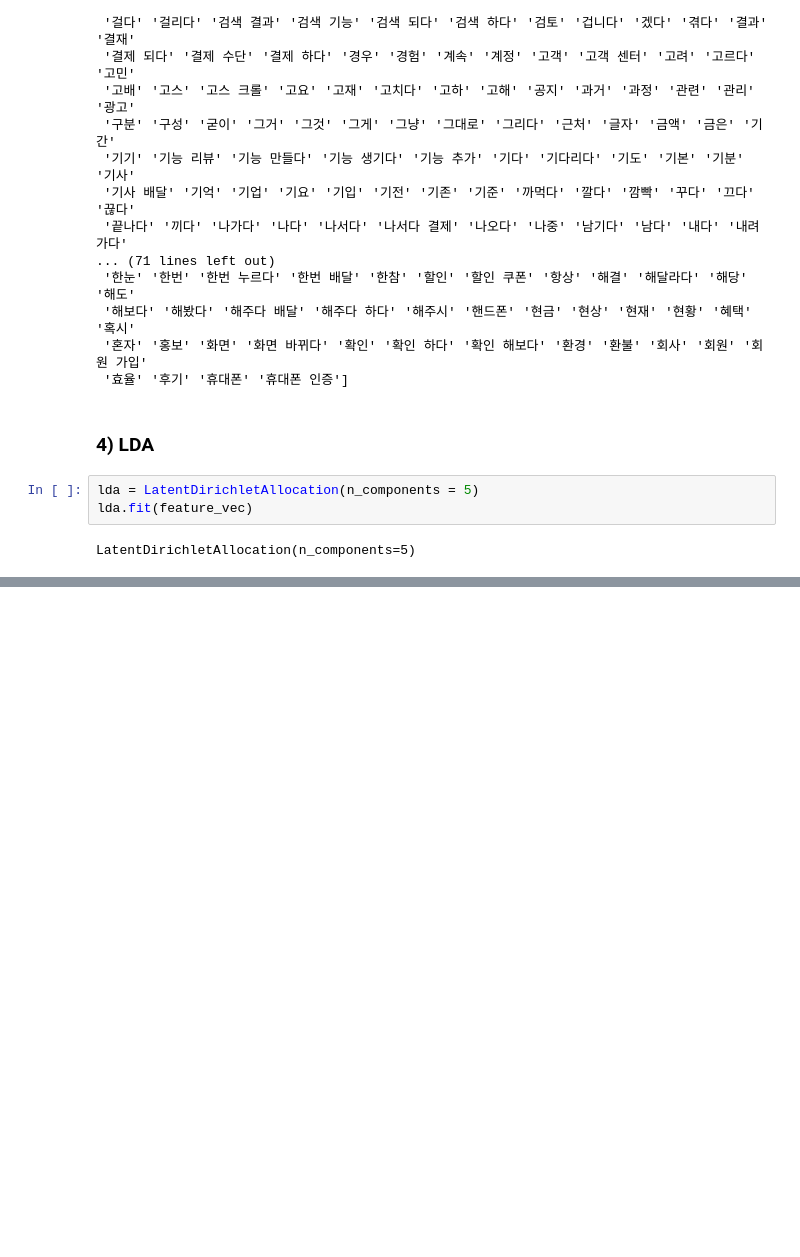
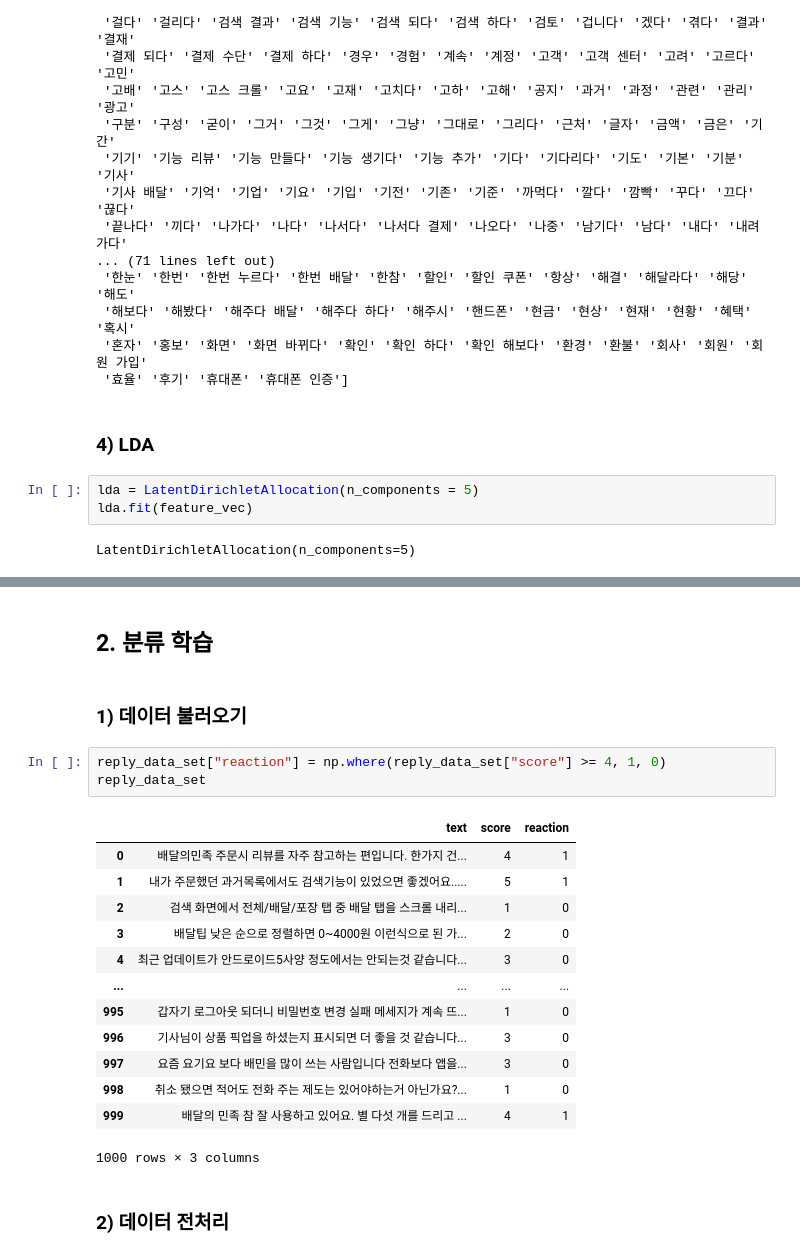
Before and after one commit to KimSeonJ-2134/myproject, a Jupyter notebook: 11_머신러닝_미리보기.ipynb, the cells around one changed output, grey strips where cells are left out. Cells and saved outputs as stored; diff of their text form; blank space fills up the shorter version.

```diff
--- a/11_머신러닝_미리보기.ipynb
+++ b/11_머신러닝_미리보기.ipynb
@@ -126,0 +231,23 @@ print(lda.components_)
+# %% [markdown]
+## 2. 분류 학습
+# %% [markdown]
+### 1) 데이터 불러오기
+# %%
+reply_data_set["reaction"] = np.where(reply_data_set["score"] >= 4, 1, 0)
+reply_data_set
+# %% [output]
+|  | text | score | reaction |
+| 0 | 배달의민족 주문시 리뷰를 자주 참고하는 편입니다. 한가지 건... | 4 | 1 |
+| 1 | 내가 주문했던 과거목록에서도 검색기능이 있었으면 좋겠어요..... | 5 | 1 |
+| 2 | 검색 화면에서 전체/배달/포장 탭 중 배달 탭을 스크롤 내리... | 1 | 0 |
+| 3 | 배달팁 낮은 순으로 정렬하면 0~4000원 이런식으로 된 가... | 2 | 0 |
+| 4 | 최근 업데이트가 안드로이드5사양 정도에서는 안되는것 같습니다... | 3 | 0 |
+| ... | ... | ... | ... |
+| 995 | 갑자기 로그아웃 되더니 비밀번호 변경 실패 메세지가 계속 뜨... | 1 | 0 |
+| 996 | 기사님이 상품 픽업을 하셨는지 표시되면 더 좋을 것 같습니다... | 3 | 0 |
+| 997 | 요즘 요기요 보다 배민을 많이 쓰는 사람입니다 전화보다 앱을... | 3 | 0 |
+| 998 | 취소 됐으면 적어도 전화 주는 제도는 있어야하는거 아닌가요?... | 1 | 0 |
+| 999 | 배달의 민족 참 잘 사용하고 있어요. 별 다섯 개를 드리고 ... | 4 | 1 |
+1000 rows × 3 columns
+# %% [markdown]
+### 2) 데이터 전처리
```
Also changed, not shown: parts of 21 cells of this notebook, 7 other files.
